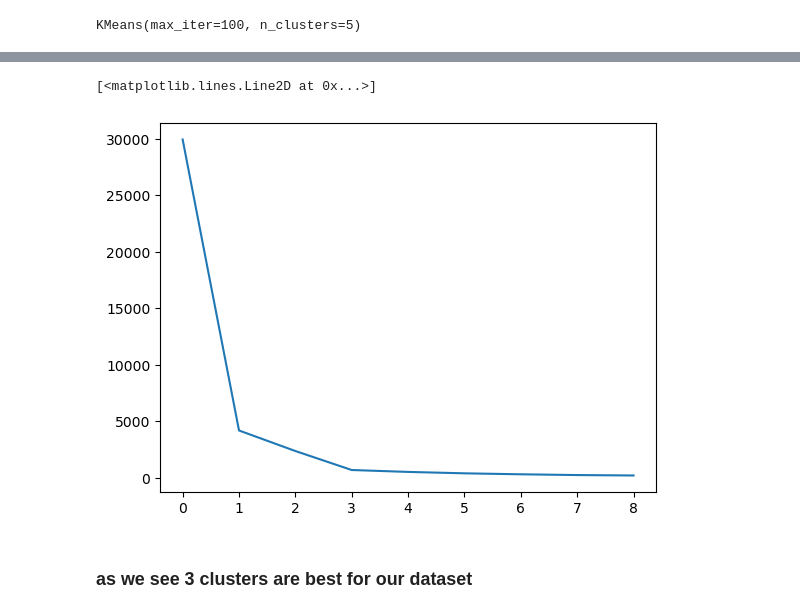
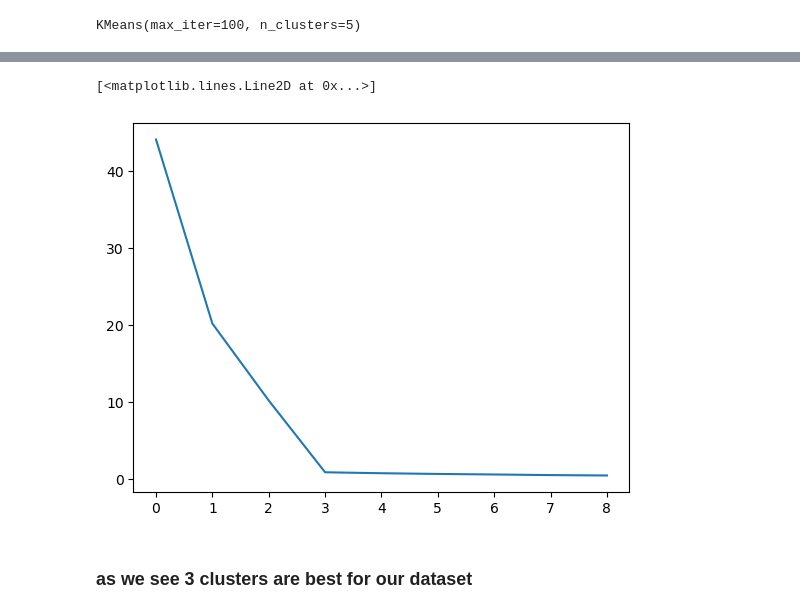
Before and after one commit to Sameer-ansarii/PRACTICE-NOTEBOOKS, a Jupyter notebook: K-Mean and Hierarchical Clustering/K-MEAN AND HIERARCHICAL CLUSTERING.ipynb, the cells around one changed output, grey strips where cells are left out. Cells and saved outputs as stored; diff of their text form; code cells hidden in the pictures.

```diff
--- a/K-Mean and Hierarchical Clustering/K-MEAN AND HIERARCHICAL CLUSTERING.ipynb
+++ b/K-Mean and Hierarchical Clustering/K-MEAN AND HIERARCHICAL CLUSTERING.ipynb
@@ -94,0 +103,10 @@ np.mean(l)
+# %%
+from sklearn.preprocessing import MinMaxScaler
+
+scaler = MinMaxScaler()
+
+scaled_data = scaler.fit_transform(df)
+
+scaled_data = pd.DataFrame(scaled_data)
+
+scaled_data
@@ -98,7 +143,7 @@ np.mean(l)
 from sklearn.cluster import KMeans
 # %%
 kmeans = KMeans(n_clusters=5,max_iter=100)
-kmeans.fit(df)
+kmeans.fit(scaled_data)
 # %% [output]
 KMeans(max_iter=100, n_clusters=5)
 # %%
@@ -125,15 +178,15 @@ array([2, 1, 4, 0, 1, 1, 0, 3, 1, 4, 2, 1, 0, 2, 1, 0, 1, 4, 1, 1, 0, 2,
 # %%
 wcss = []
 range_n_clusters = [1,2,3,4,5,6,7,8,9]
 for i in range_n_clusters:
     km = KMeans(n_clusters=i)
-    km.fit_predict(df)
+    km.fit_predict(scaled_data)
     wcss.append(km.inertia_)
 
 plt.plot(wcss)
 # %% [output]
 [<matplotlib.lines.Line2D at 0x...>]
-[figure, old version]
+[figure, new version]
 # %% [markdown]
 ### as we see 3 clusters are best for our dataset
 # %% [markdown]
```
Also changed, not shown: parts of 38 cells of this notebook.
